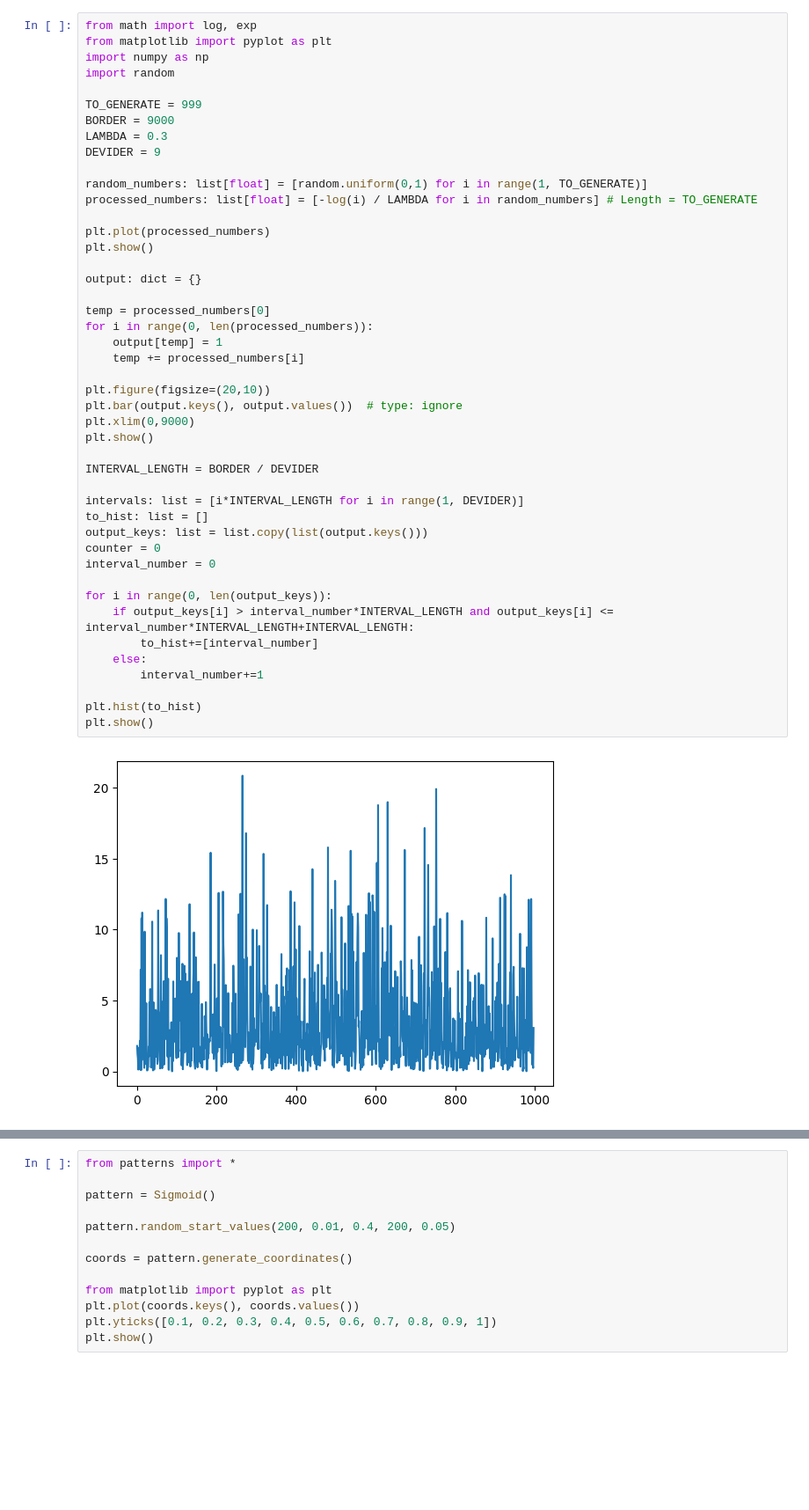
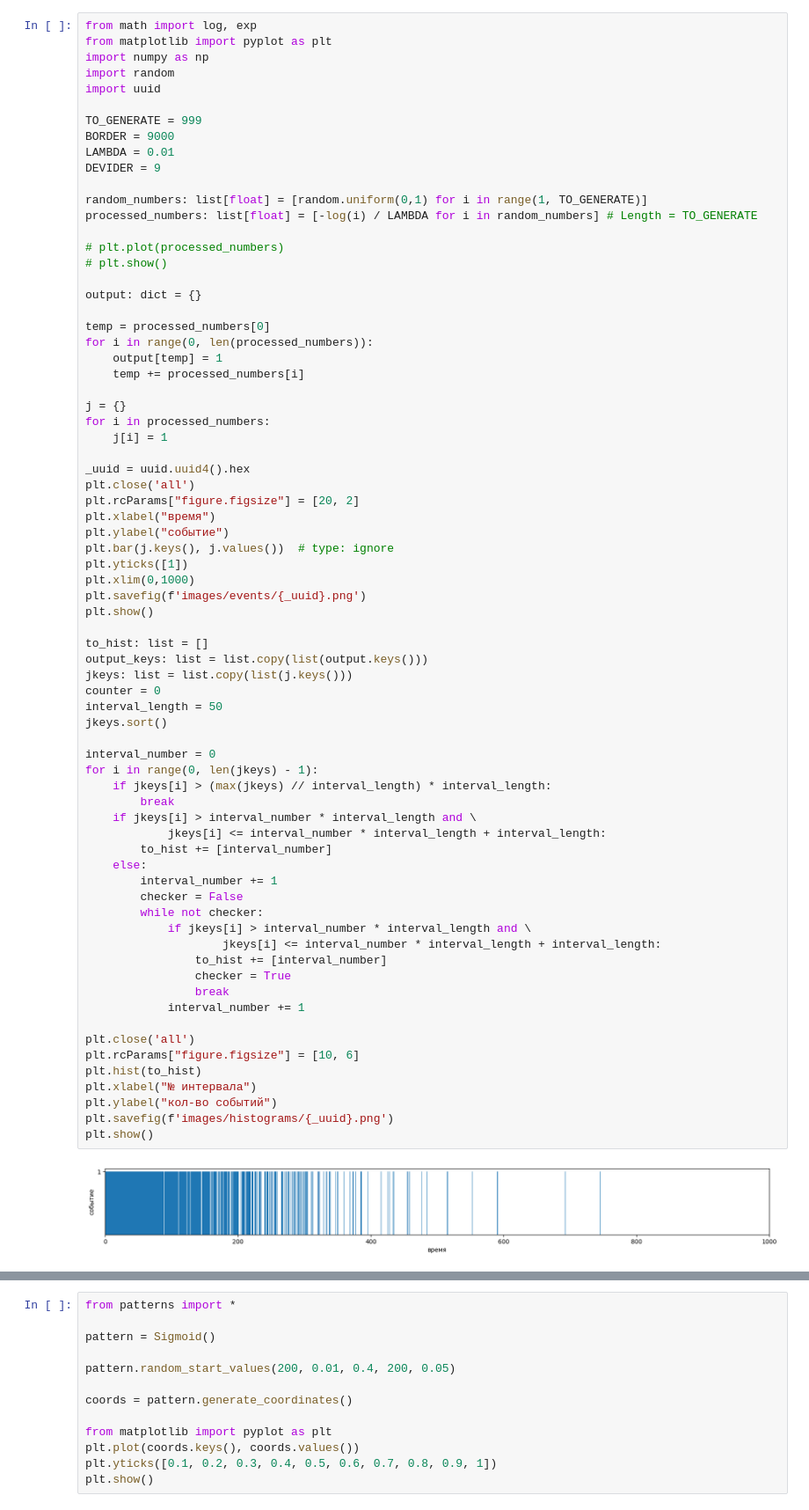
Before and after one commit to 3xiced/dvmg, a Jupyter notebook: .ipynb, the cells around one changed output, grey strips where cells are left out. Shown at 88% size. Cells and saved outputs as stored; diff of their text form; blank space fills up the shorter version.

```diff
--- a/.ipynb
+++ b/.ipynb
@@ -2,46 +2,73 @@
 from math import log, exp
 from matplotlib import pyplot as plt
 import numpy as np
 import random
+import uuid
 
 TO_GENERATE = 999
 BORDER = 9000
-LAMBDA = 0.3
+LAMBDA = 0.01
 DEVIDER = 9
 
 random_numbers: list[float] = [random.uniform(0,1) for i in range(1, TO_GENERATE)]
 processed_numbers: list[float] = [-log(i) / LAMBDA for i in random_numbers] # Length = TO_GENERATE
 
-plt.plot(processed_numbers)
-plt.show()
+# plt.plot(processed_numbers)
+# plt.show()
 
 output: dict = {}
 
 temp = processed_numbers[0]
 for i in range(0, len(processed_numbers)):
     output[temp] = 1
     temp += processed_numbers[i]
 
-plt.figure(figsize=(20,10))
-plt.bar(output.keys(), output.values())  # type: ignore
-plt.xlim(0,9000)
+j = {}
+for i in processed_numbers:
+    j[i] = 1
+
+_uuid = uuid.uuid4().hex
+plt.close('all')
+plt.rcParams["figure.figsize"] = [20, 2]
+plt.xlabel("время")
+plt.ylabel("событие")
+plt.bar(j.keys(), j.values())  # type: ignore
+plt.yticks([1])
+plt.xlim(0,1000)
+plt.savefig(f'images/events/{_uuid}.png')
 plt.show()
 
-INTERVAL_LENGTH = BORDER / DEVIDER
-
-intervals: list = [i*INTERVAL_LENGTH for i in range(1, DEVIDER)]
 to_hist: list = []
 output_keys: list = list.copy(list(output.keys()))
+jkeys: list = list.copy(list(j.keys()))
 counter = 0
+interval_length = 50
+jkeys.sort()
+
 interval_number = 0
+for i in range(0, len(jkeys) - 1):
+    if jkeys[i] > (max(jkeys) // interval_length) * interval_length:
+        break
+    if jkeys[i] > interval_number * interval_length and \
+            jkeys[i] <= interval_number * interval_length + interval_length:
+        to_hist += [interval_number]
+    else:
+        interval_number += 1
+        checker = False
+        while not checker:
+            if jkeys[i] > interval_number * interval_length and \
+                    jkeys[i] <= interval_number * interval_length + interval_length:
+                to_hist += [interval_number]
+                checker = True
+                break
+            interval_number += 1
 
-for i in range(0, len(output_keys)):
-    if output_keys[i] > interval_number*INTERVAL_LENGTH and output_keys[i] <= interval_number*INTERVAL_LENGTH+INTERVAL_LENGTH:
-        to_hist+=[interval_number]
-    else:
-        interval_number+=1
-
+plt.close('all')
+plt.rcParams["figure.figsize"] = [10, 6]
 plt.hist(to_hist)
+plt.xlabel("№ интервала")
+plt.ylabel("кол-во событий")
+plt.savefig(f'images/histograms/{_uuid}.png')
 plt.show()
 # %% [output]
-[figure, old version]
+[figure, new version]
```
Also changed, not shown: parts of 1 cell of this notebook, 5 other files.
